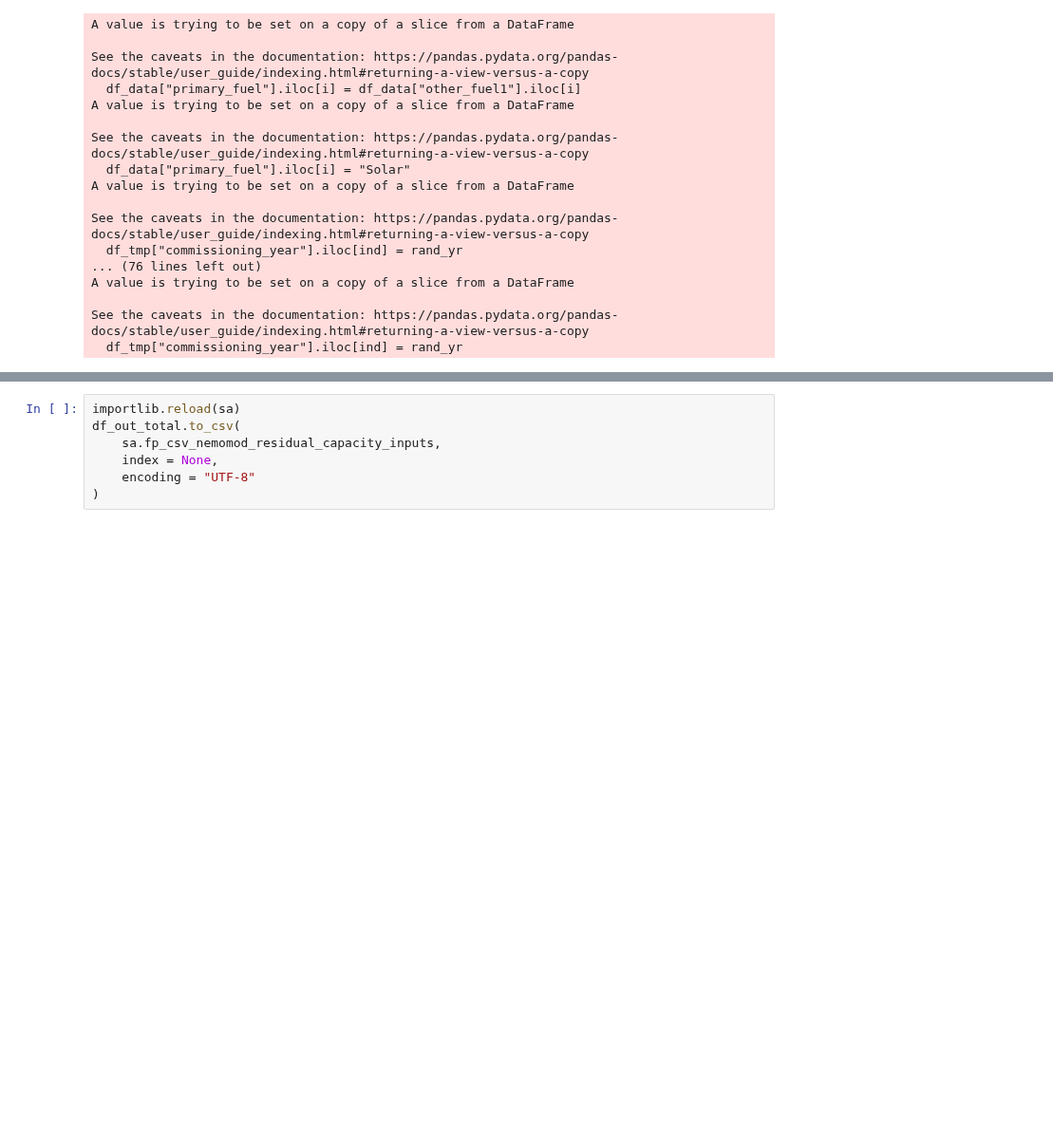
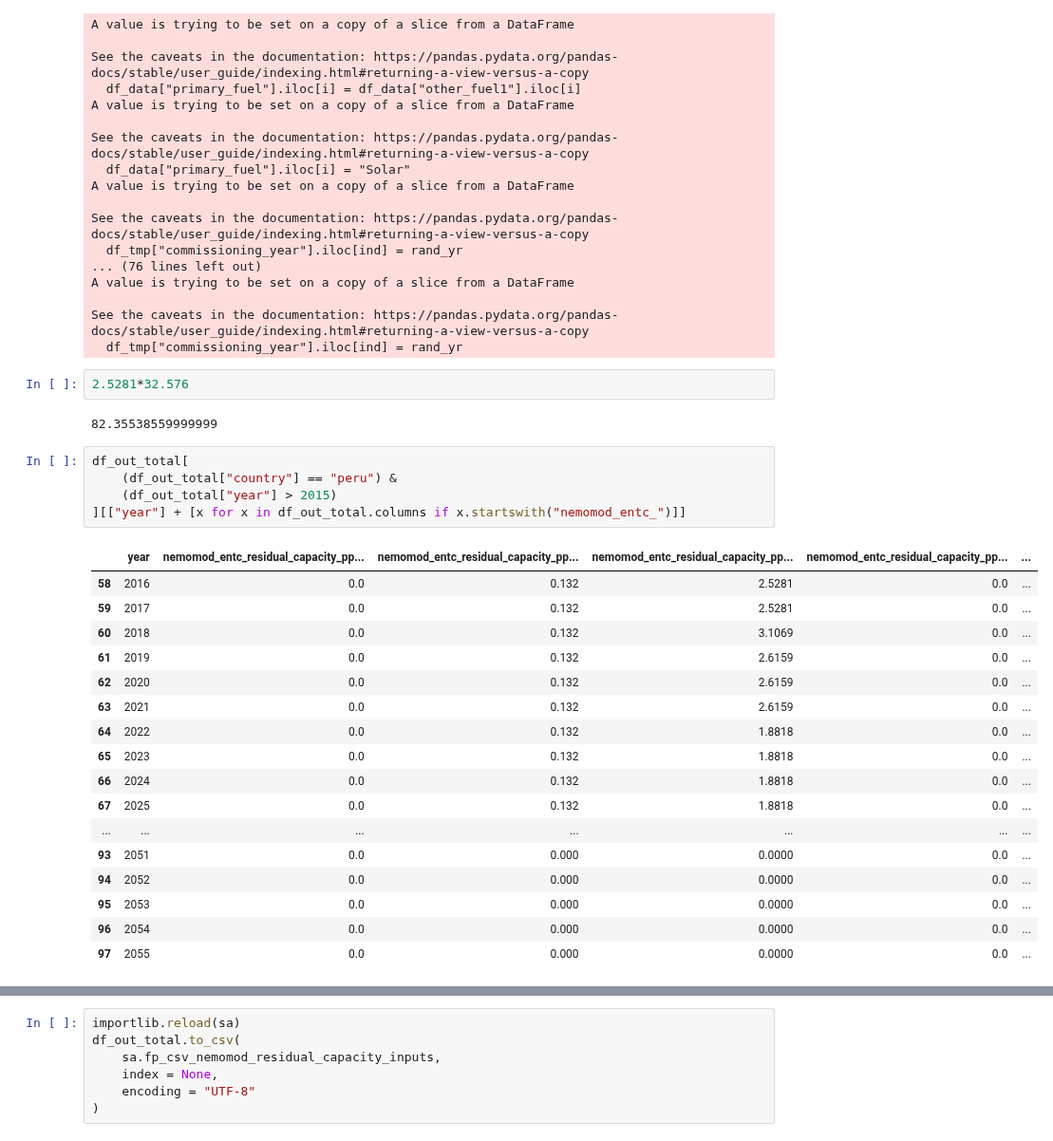
Before and after one commit to jarojasag/lac_decarbonization, a Jupyter notebook: python/data_construct-build_energy_input_data.ipynb, the cells around one changed output, grey strips where cells are left out. Shown at 95% size. Drawn from its saved outputs; the diff is of its cells as text; blank space fills up the shorter version.

```diff
--- a/python/data_construct-build_energy_input_data.ipynb
+++ b/python/data_construct-build_energy_input_data.ipynb
@@ -270,3 +270,30 @@ A value is trying to be set on a copy of a slice from a DataFrame
 
 See the caveats in the documentation: https://pandas.pydata.org/pandas-docs/stable/user_guide/indexing.html#returning-a-view-versus-a-copy
   df_tmp["commissioning_year"].iloc[ind] = rand_yr
+# %%
+2.5281*32.576
+# %% [output]
+82.35538559999999
+# %%
+df_out_total[
+    (df_out_total["country"] == "peru") &
+    (df_out_total["year"] > 2015)
+][["year"] + [x for x in df_out_total.columns if x.startswith("nemomod_entc_")]]
+# %% [output]
+|  | year | nemomod_entc_residual_capacity_pp... | nemomod_entc_residual_capacity_pp... | nemomod_entc_residual_capacity_pp... | nemomod_entc_residual_capacity_pp... | ... |
+| 58 | 2016 | 0.0 | 0.132 | 2.5281 | 0.0 | ... |
+| 59 | 2017 | 0.0 | 0.132 | 2.5281 | 0.0 | ... |
+| 60 | 2018 | 0.0 | 0.132 | 3.1069 | 0.0 | ... |
+| 61 | 2019 | 0.0 | 0.132 | 2.6159 | 0.0 | ... |
+| 62 | 2020 | 0.0 | 0.132 | 2.6159 | 0.0 | ... |
+| 63 | 2021 | 0.0 | 0.132 | 2.6159 | 0.0 | ... |
+| 64 | 2022 | 0.0 | 0.132 | 1.8818 | 0.0 | ... |
+| 65 | 2023 | 0.0 | 0.132 | 1.8818 | 0.0 | ... |
+| 66 | 2024 | 0.0 | 0.132 | 1.8818 | 0.0 | ... |
+| 67 | 2025 | 0.0 | 0.132 | 1.8818 | 0.0 | ... |
+| ... | ... | ... | ... | ... | ... | ... |
+| 93 | 2051 | 0.0 | 0.000 | 0.0000 | 0.0 | ... |
+| 94 | 2052 | 0.0 | 0.000 | 0.0000 | 0.0 | ... |
+| 95 | 2053 | 0.0 | 0.000 | 0.0000 | 0.0 | ... |
+| 96 | 2054 | 0.0 | 0.000 | 0.0000 | 0.0 | ... |
+| 97 | 2055 | 0.0 | 0.000 | 0.0000 | 0.0 | ... |
```
Also changed, not shown: parts of 1 cell of this notebook, 29 other files.
